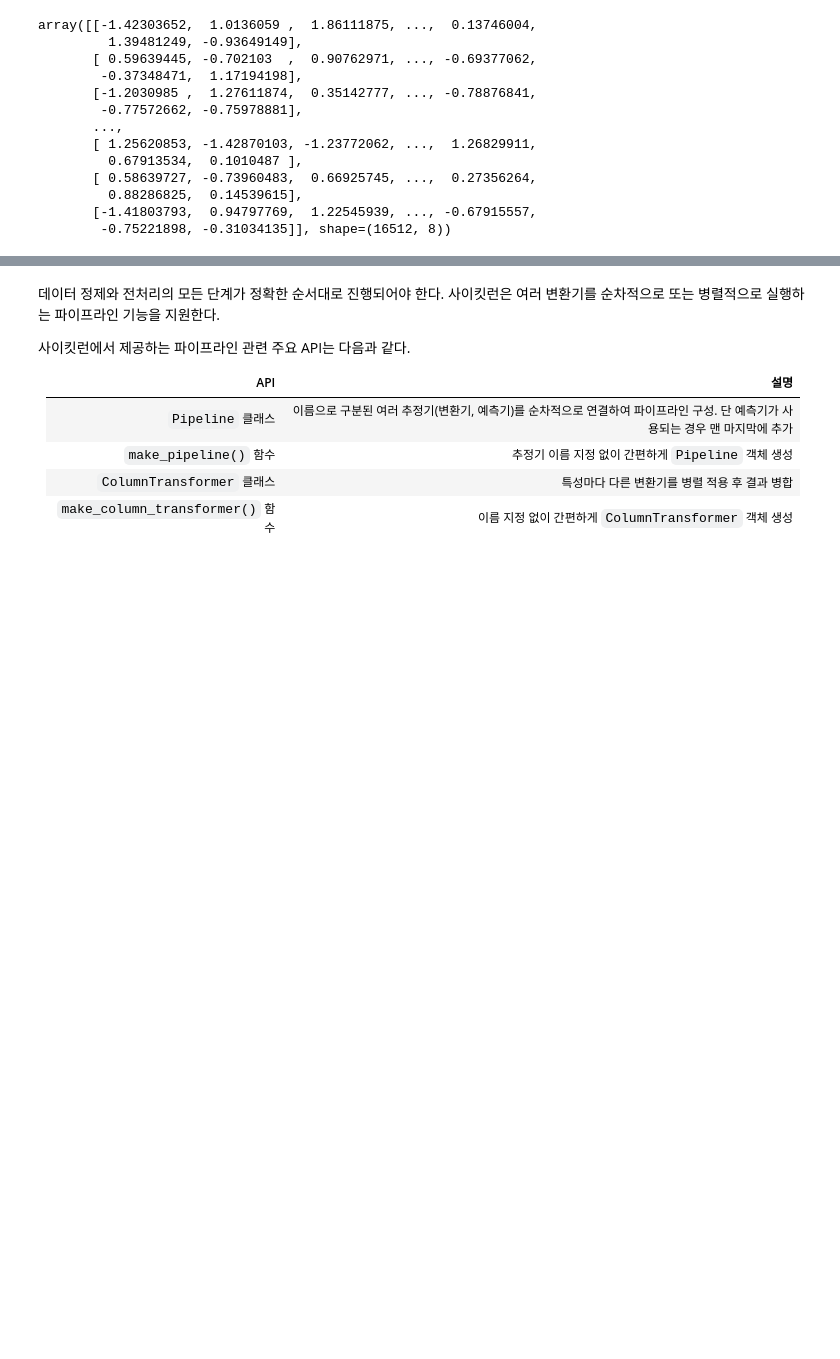
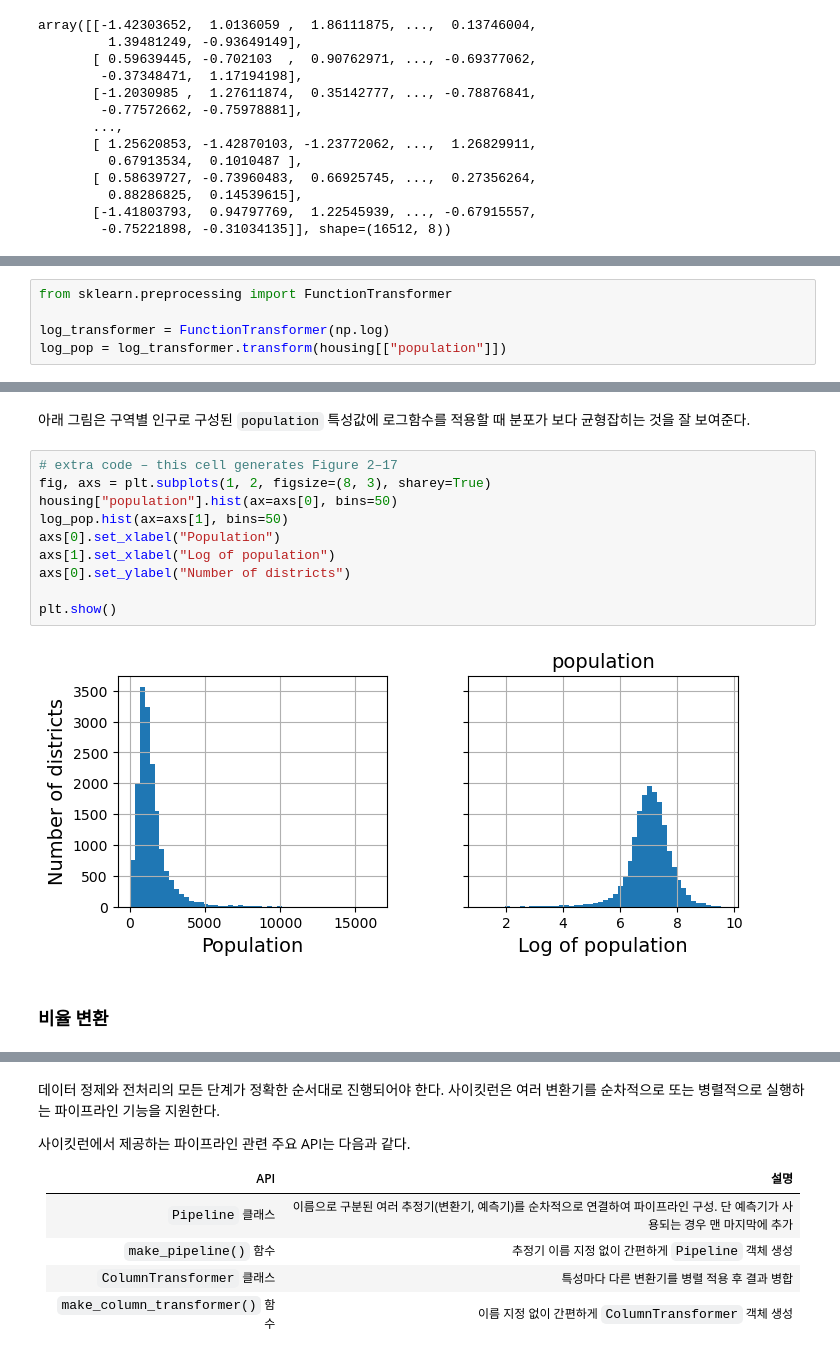
Before and after one commit to codingalzi/code-workout-ml, a Jupyter notebook: p1_lab_end2end_regression.ipynb, the cells around one changed output, grey strips where cells are left out. Cells and saved outputs as stored; diff of their text form; blank space fills up the shorter version.

```diff
--- a/p1_lab_end2end_regression.ipynb
+++ b/p1_lab_end2end_regression.ipynb
@@ -356,0 +816,5 @@ array([[-1.42303652,  1.0136059 ,  1.86111875, ...,  0.13746004,
+# %%
+from sklearn.preprocessing import FunctionTransformer
+
+log_transformer = FunctionTransformer(np.log)
+log_pop = log_transformer.transform(housing[["population"]])
@@ -356,0 +837,16 @@ array([[-1.42303652,  1.0136059 ,  1.86111875, ...,  0.13746004,
+# %% [markdown]
+아래 그림은 구역별 인구로 구성된 `population` 특성값에 로그함수를 적용할 때 분포가 보다 균형잡히는 것을 잘 보여준다.
+# %%
+# extra code – this cell generates Figure 2–17
+fig, axs = plt.subplots(1, 2, figsize=(8, 3), sharey=True)
+housing["population"].hist(ax=axs[0], bins=50)
+log_pop.hist(ax=axs[1], bins=50)
+axs[0].set_xlabel("Population")
+axs[1].set_xlabel("Log of population")
+axs[0].set_ylabel("Number of districts")
+
+plt.show()
+# %% [output]
+[figure, added]
+# %% [markdown]
+### 비율 변환
```
Also changed, not shown: parts of 282 cells of this notebook, 2 other files.
